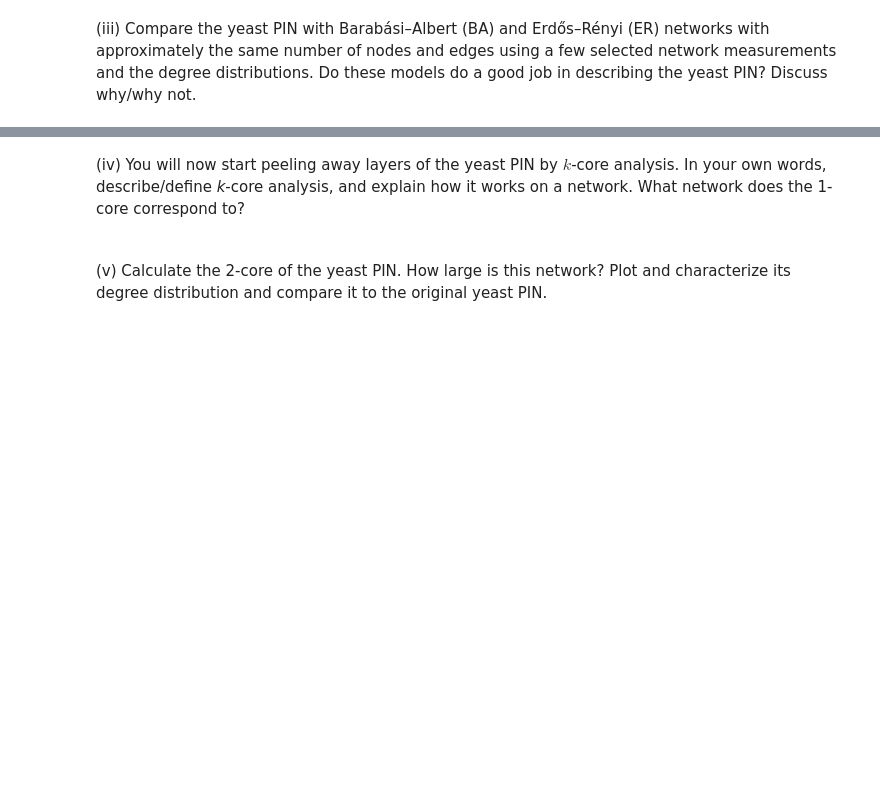
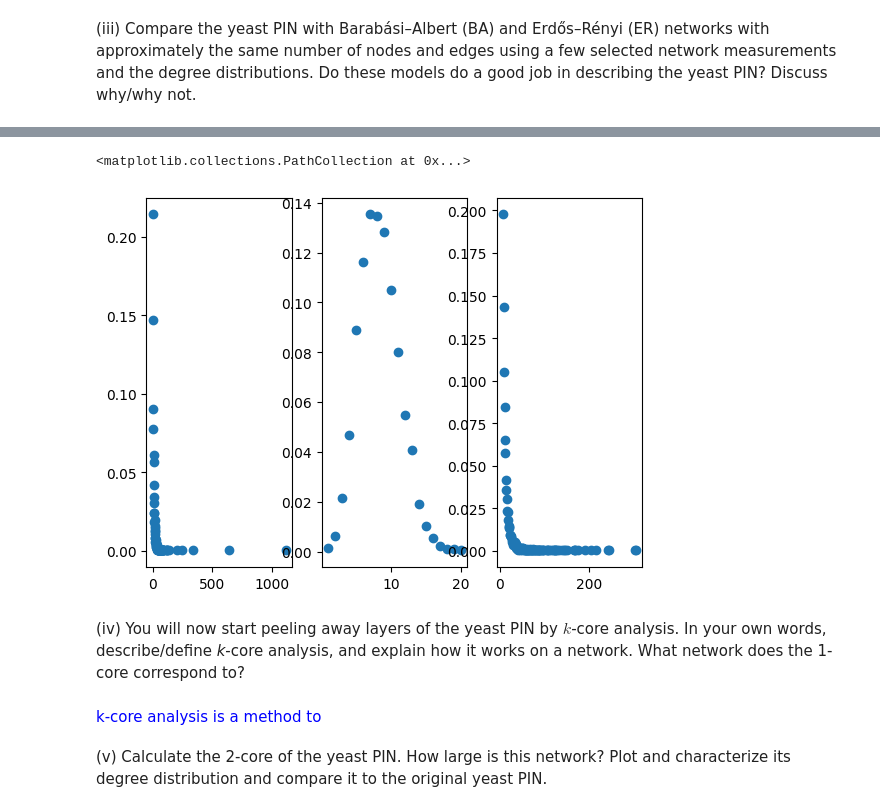
Before and after one commit to mkl061/TBT4165, a Jupyter notebook: project2/project_2.ipynb, the cells around one changed output, grey strips where cells are left out. Drawn from its saved outputs; the diff is of its cells as text; code cells hidden in the pictures; blank space fills up the shorter version.

```diff
--- a/project2/project_2.ipynb
+++ b/project2/project_2.ipynb
@@ -79,13 +87,31 @@ PIN.remove_nodes_from(  # Remove nodes from list ...
      in dict(PIN.degree()).items() if degree == 0]  # nodes with degree 0
 )
 
+N = PIN.number_of_nodes()  # New number of nodes
+E = PIN.number_of_edges()  # New number of edges
 
 print(f"""
-The number of nodes is now {PIN.number_of_nodes()},
-while number of edges is {PIN.number_of_edges()}
+The number of nodes is now {N},
+while number of edges is {E}
 """)
 # %% [output]
 The number of nodes is now 4104,
 while number of edges is 68704
 # %% [markdown]
 (iii) Compare the yeast PIN with Barabási–Albert (BA) and Erdős–Rényi (ER) networks with approximately the same number of nodes and edges using a few selected network measurements and the degree distributions. Do these models do a good job in describing the yeast PIN? Discuss why/why not.
+# %%
+l_comp = nx.Graph(PIN.subgraph(
+    sorted(
+        nx.connected_components(
+            nx.to_undirected(PIN.copy())
+            #PIN.copy().to_undirected(as_view=True)
+            ),
+        reverse=True
+    )[0]
+).copy())
+
+n = l_comp.number_of_nodes()
+e = l_comp.number_of_edges()
+
+ER = connected_ER(n, e)
+BA = connected_BA(n, round(((e*2)/n)))
@@ -92,2 +151,28 @@ while number of edges is 68704
 # %% [markdown]
 <span style="color:blue">
+# %%
+
+def degree_distribution(graph):
+    """
+    Function that returns a scatter plot of the degree
+    distribution of a graph.
+    """
+    N = graph.number_of_nodes()  # Total number of nodes
+    y = np.array(nx.degree_histogram(graph))/N  # All occurrences of "n" degree, divided by total number of nodes
+    x = np.arange(len(y))[y != 0]  # x values
+    y = y[y != 0]  # Remove the values = 0 from the array
+
+    return x, y
+
+x_l_comp, y_l_comp = degree_distribution(l_comp)
+x_ER, y_ER = degree_distribution(ER)
+x_BA, y_BA = degree_distribution(BA)
+
+
+figure, axis = plt.subplots(1, 3)
+axis[0].scatter(x_l_comp, y_l_comp)
+axis[1].scatter(x_ER, y_ER)
+axis[2].scatter(x_BA, y_BA)
+# %% [output]
+<matplotlib.collections.PathCollection at 0x...>
+[figure, added]
@@ -95,5 +182,6 @@ while number of edges is 68704
 (iv) You will now start peeling away layers of the yeast PIN by $k$-core analysis. In your own words, describe/define *k*-core analysis, and explain how it works on a network. What network does the 1-core correspond to?
 # %% [markdown]
 <span style="color:blue">
+k-core analysis is a method to
 # %% [markdown]
 (v) Calculate the 2-core of the yeast PIN. How large is this network? Plot and characterize its degree distribution and compare it to the original yeast PIN.
```
Also changed, not shown: parts of 9 cells of this notebook, 1 other file.
